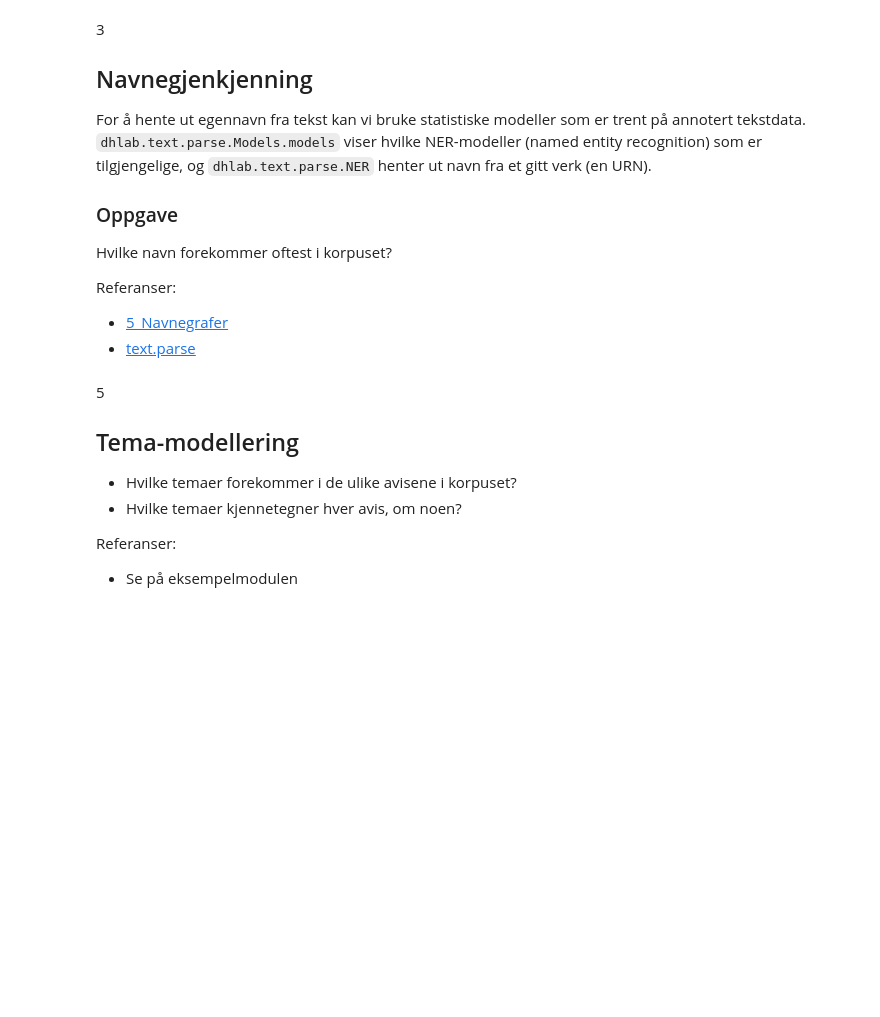
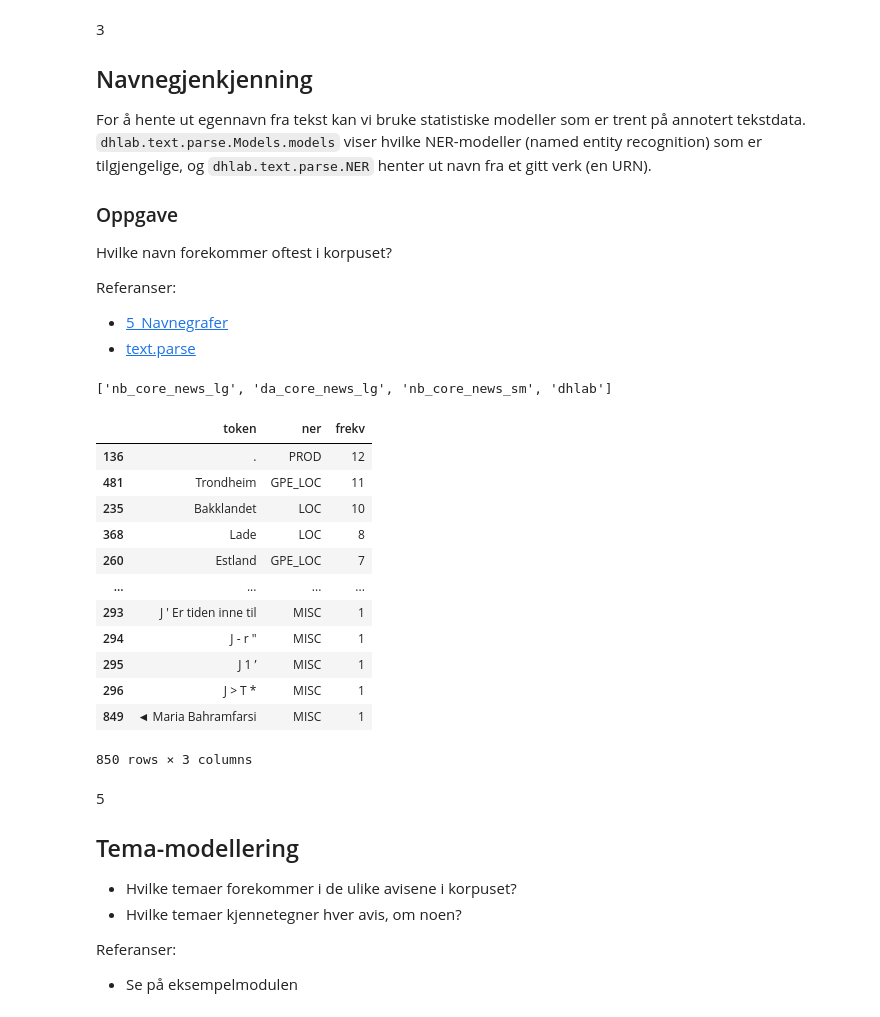
Before and after one commit to NationalLibraryOfNorway/digital_tekstanalyse, a Jupyter notebook: workshop2022/DHLAB_workshop_deloppgaver_Maria_og _Ingerid.ipynb, the cells around one changed output. Drawn from its saved outputs; the diff is of its cells as text; code cells hidden in the pictures; blank space fills up the shorter version.

```diff
--- a/workshop2022/DHLAB_workshop_deloppgaver_Maria_og _Ingerid.ipynb
+++ b/workshop2022/DHLAB_workshop_deloppgaver_Maria_og _Ingerid.ipynb
@@ -196,10 +212,28 @@ print(models.models)
 model="dhlab"
 
 # velg en URN
-document_urn=corpus.corpus["urn"][0]  # F.eks. den første i korpuset
+document_urn=bondecorpus.corpus["urn"][0]  # F.eks. den første i korpuset
+# %% [output]
+['nb_core_news_lg', 'da_core_news_lg', 'nb_core_news_sm', 'dhlab']
 # %%
 # Kjør navnegjenkjenning
 names = NER(urn=document_urn, model=model)
+# %%
+names.ner
+# %% [output]
+|  | token | ner | frekv |
+| 136 | . | PROD | 12 |
+| 481 | Trondheim | GPE_LOC | 11 |
+| 235 | Bakklandet | LOC | 10 |
+| 368 | Lade | LOC | 8 |
+| 260 | Estland | GPE_LOC | 7 |
+| ... | ... | ... | ... |
+| 293 | J ' Er tiden inne til | MISC | 1 |
+| 294 | J - r " | MISC | 1 |
+| 295 | J 1 ’ | MISC | 1 |
+| 296 | J > T * | MISC | 1 |
+| 849 | ◄ Maria Bahramfarsi | MISC | 1 |
+850 rows × 3 columns
 # %% [markdown]
 5
 ## Tema-modellering
```
Also changed, not shown: parts of 12 cells of this notebook, 1 other file.
